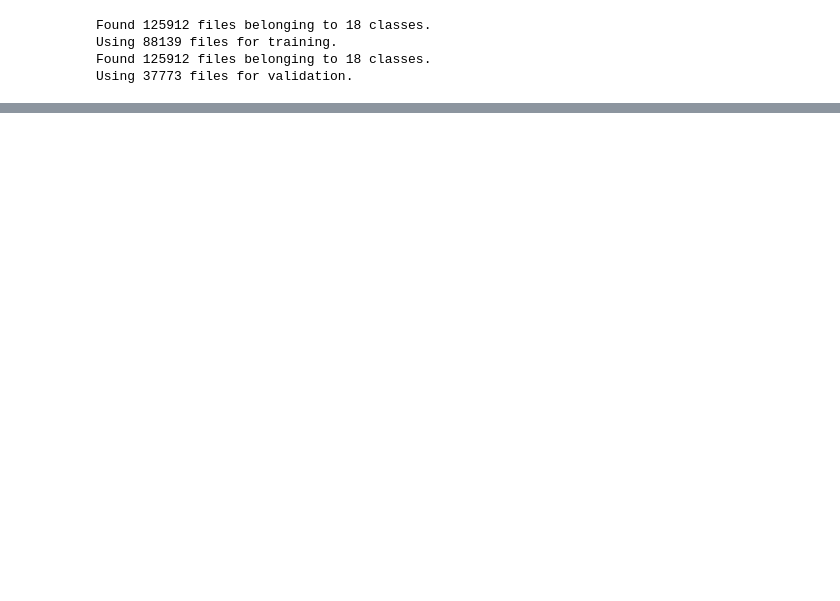
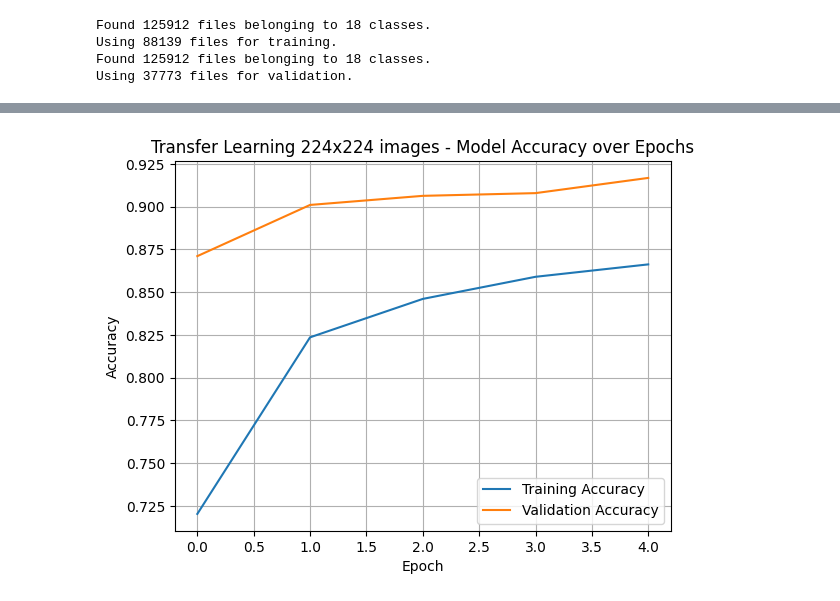
Before and after one commit to ConorPadraigMurphy/Gesture-Based-UI-Assignment-Two, a Jupyter notebook: g00399177.ipynb, the cells around one changed output, grey strips where cells are left out. Cells and saved outputs as stored; diff of their text form; code cells hidden in the pictures; blank space fills up the shorter version.

```diff
--- a/g00399177.ipynb
+++ b/g00399177.ipynb
@@ -841,9 +840,15 @@ model_transferlearning1 = tf.keras.applications.VGG16(
     weights='imagenet',  # Load weights pre-trained on ImageNet.
     input_shape=(IMAGE_SIZE_TRANSFERLEARNING1[0], IMAGE_SIZE_TRANSFERLEARNING1[1],3),
     include_top=False)
-model_transferlearning1.trainable = False
+
+# Unfreeze the last 2 layers for fine tuning
+for layer in model_transferlearning1.layers[:-2]:
+    layer.trainable = False
+for layer in model_transferlearning1.layers[-2:]:
+    layer.trainable = True
+
 x = data_augmentation_layerstf1(inputs1)
-x = tf.keras.applications.xception.preprocess_input(x)
+x = tf.keras.applications.vgg16.preprocess_input(x)
 x = model_transferlearning1(x, training=False)
 x = tf.keras.layers.GlobalAveragePooling2D()(x)
 x = tf.keras.layers.Dropout(0.2)(x)
@@ -856,5 +861,5 @@ modeltf1.compile(optimizer=tf.keras.optimizers.Adam(),
 # %%
 callback = tf.keras.callbacks.EarlyStopping(monitor='val_loss', patience=5, restore_best_weights=True)
 # %%
-historytf1 = modeltf1.fit(train_datasettf1,  validation_data=(validation_datasettf1), epochs=10, callbacks=[callback])
+historytf1 = modeltf1.fit(train_datasettf1,  validation_data=(validation_datasettf1), epochs=5, callbacks=[callback])
 # %% [output]
@@ -893,0 +891,11 @@ modeltf1.evaluate(test_datasettf1, return_dict=True)
+# %%
+plt.plot(historytf1.history['accuracy'], label='Training Accuracy')
+plt.plot(historytf1.history['val_accuracy'], label='Validation Accuracy')
+plt.title('Transfer Learning 224x224 images - Model Accuracy over Epochs')
+plt.xlabel('Epoch')
+plt.ylabel('Accuracy')
+plt.legend()
+plt.grid(True)
+plt.show()
+# %% [output]
+[figure, added]
```
Also changed, not shown: parts of 36 cells of this notebook.
